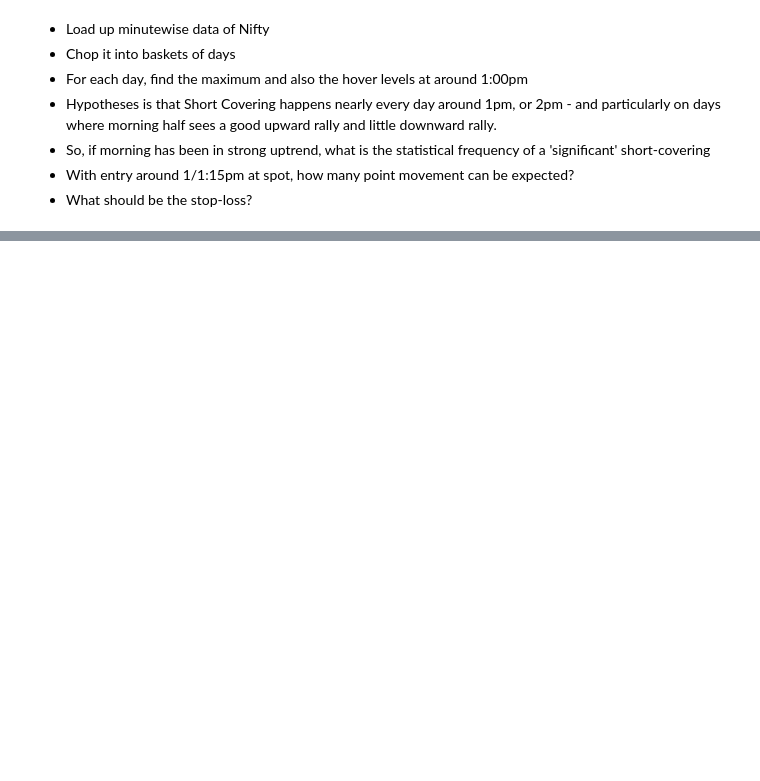
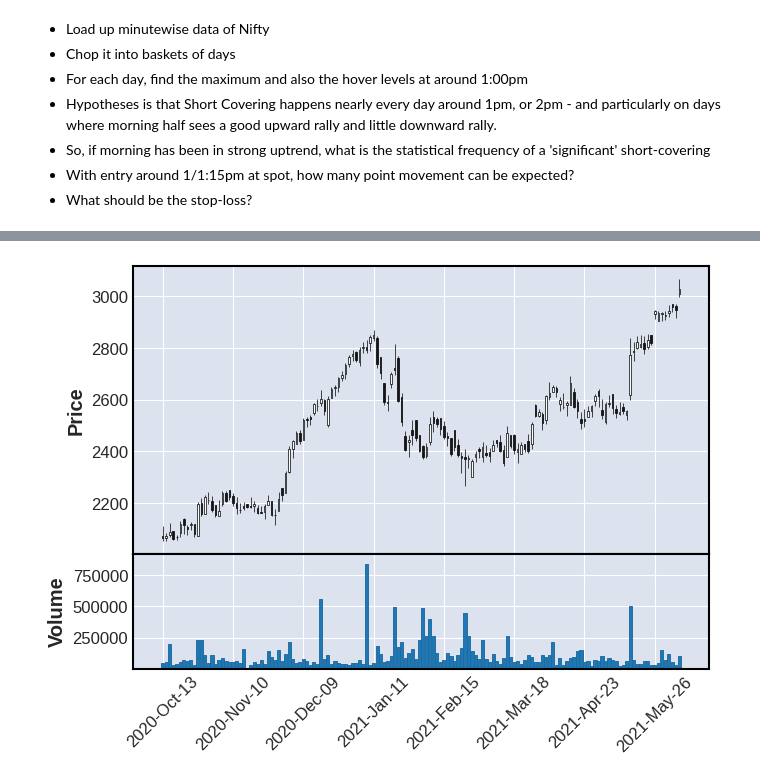
Before and after one commit to anshulthakur/experimental, a Jupyter notebook: analytics/stocks/Stocks Visualization.ipynb, the cells around one changed output, grey strips where cells are left out. Saved outputs shown, nothing was run; the diff lists cells and outputs as text; code cells hidden in the pictures; blank space fills up the shorter version.

```diff
--- a/analytics/stocks/Stocks Visualization.ipynb
+++ b/analytics/stocks/Stocks Visualization.ipynb
@@ -66,0 +74,8 @@ df['closing'].plot()
+# %%
+from mplfinance.original_flavor import candlestick_ohlc
+import matplotlib.dates as mpl_dates
+plt.rcParams['figure.figsize'] = [12, 7]
+plt.rc('font', size=14)
+# %%
+df.index = pd.to_datetime(df.index)
+df.tail()
@@ -66,0 +158,5 @@ df['closing'].plot()
+# %%
+df_2 = df.loc['2020-10-13':'2021-12-31']
+mpf.plot(df_2,type='candle', volume=True)
+# %% [output]
+[figure, added]
```
Also changed, not shown: parts of 20 cells of this notebook, 1 other file.
